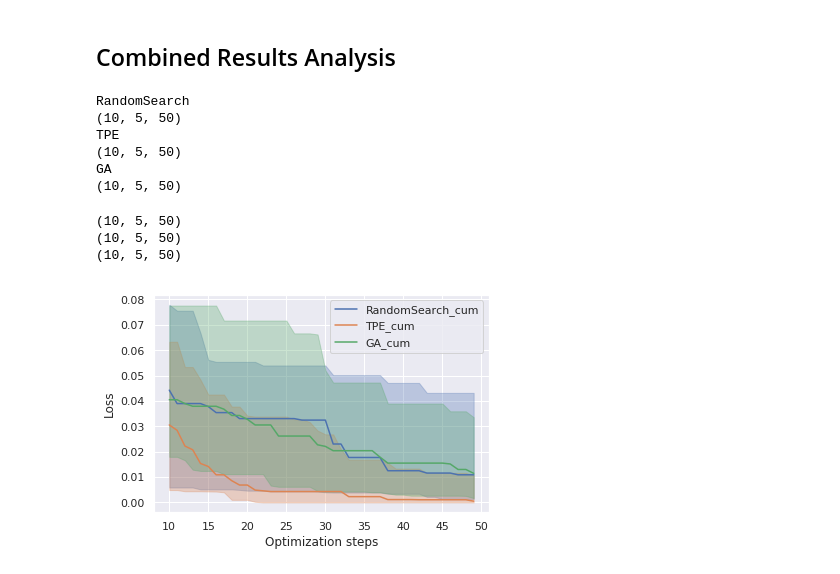
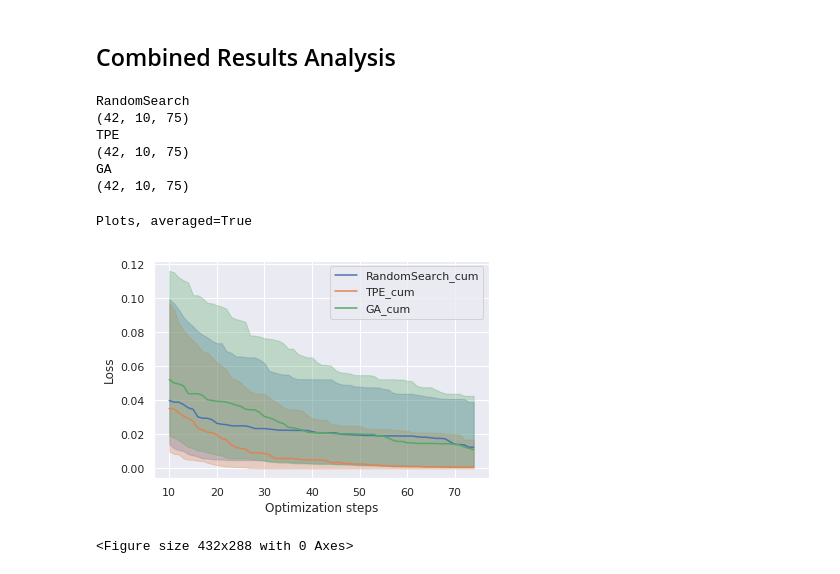
Before and after one commit to aprams/autotune, a Jupyter notebook: experiments/hpo_dataset_eval_analysis.ipynb, the cells around one changed output. Saved outputs shown, nothing was run; the diff lists cells and outputs as text; code cells hidden in the pictures.

```diff
--- a/experiments/hpo_dataset_eval_analysis.ipynb
+++ b/experiments/hpo_dataset_eval_analysis.ipynb
@@ -199,4 +126,7 @@ Averaged over classifiers and datasets
 # %%
 # Plot min max normalized losses
-plot_results(min_max_normalized_loss_per_time_step, avg_datasets=True, t_0=10, use_log_scale=False)
+print(min_max_normalized_loss_per_time_step[list(min_max_normalized_loss_per_time_step.keys())
+[0]][optimizers[0]].shape)
+for c in classifiers:
+    plot_results(min_max_normalized_loss_per_time_step[c], avg_datasets=True, t_0=10)
 # %% [output]
@@ -224,7 +151,7 @@ def combined_results_to_numpy(combined_optimizer_results, result_idx=1):
         print(optimizer)
         opt_results = combined_optimizer_results[optimizer]
         results = np.array(opt_results)
-        results = np.array(results[:, :, :, result_idx], dtype=np.float32)
+        results = np.array(results[..., result_idx], dtype=np.float32)
         print(results.shape)
         np_results[optimizer] = -results
     return np_results
@@ -240,33 +167,14 @@ for o in list(combined_loss_per_time_step.keys()):
     combined_min_max_normalized_loss_per_time_step[o] = (tmp_loss - min_loss) / (max_loss - min_loss)
 # %% [output]
 RandomSearch
-(10, 5, 50)
+(42, 10, 75)
 TPE
-(10, 5, 50)
+(42, 10, 75)
 GA
-(10, 5, 50)
+(42, 10, 75)
-# %%
-def new_plot_combined_results(np_results, dataset_idx=0, avg_datasets=False,t_0=0):
-    plt.figure()
-    ax = plt.gca()
-    for optimizer in np_results:
-        color = next(ax._get_lines.prop_cycler)['color']
-        print(np_results[optimizer].shape)
-        avg_min_losses, std_min_losses, lower_min_losses, upper_min_losses = get_mean_std_min_losses_per_timestep(np_results[optimizer], avg_datasets=avg_datasets, t_0=t_0)
-
-        plt.plot(range(t_0, t_0 + len(lower_min_losses)), avg_min_losses, label=optimizer + "_cum", c=color)
-        plt.fill_between(x=range(t_0, t_0 + len(lower_min_losses)), y1=lower_min_losses,
-                         y2=upper_min_losses, alpha=0.3, color=color)
-    plt.xlabel("Optimization steps")
-    plt.ylabel("Loss")
-    #plt.yscale('log')
-    plt.legend(loc='upper right')
-    plt.show()
-
-new_plot_combined_results(combined_min_max_normalized_loss_per_time_step, avg_datasets=True,
-                          t_0=10)
-# %% [output]
-(10, 5, 50)
-(10, 5, 50)
-(10, 5, 50)
-[figure, removed]
+# %%
+plot_results(combined_min_max_normalized_loss_per_time_step, avg_datasets=True, t_0=10)
+# %% [output]
+Plots, averaged=True
+[figure, added]
+<Figure size 432x288 with 0 Axes>
```
Also changed, not shown: parts of 8 cells of this notebook, 2 other files.
